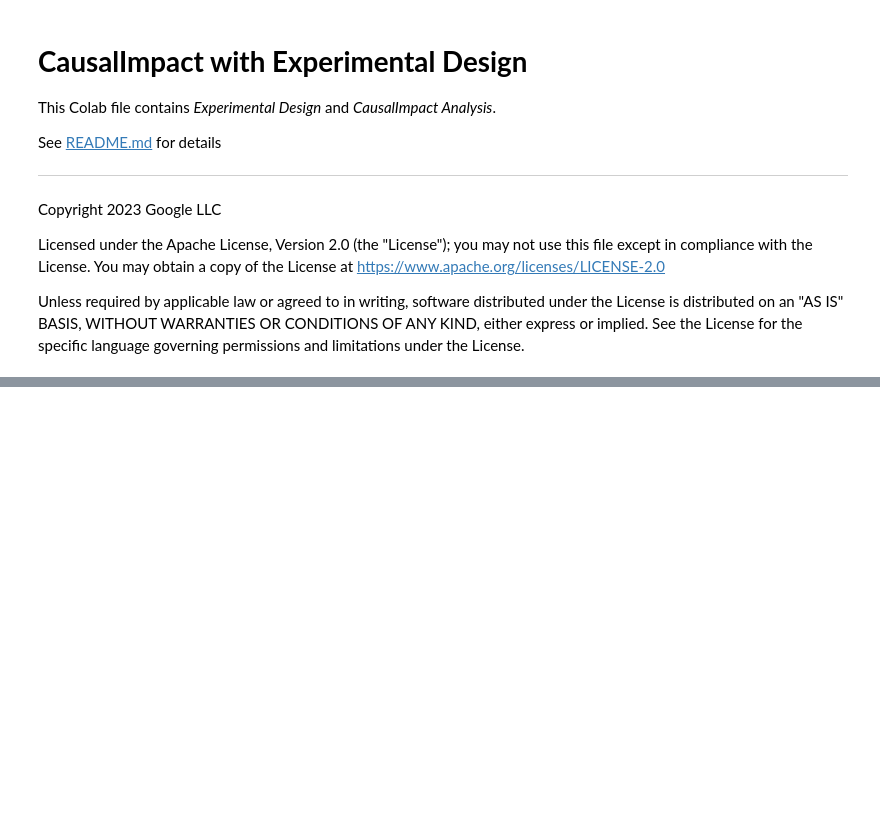
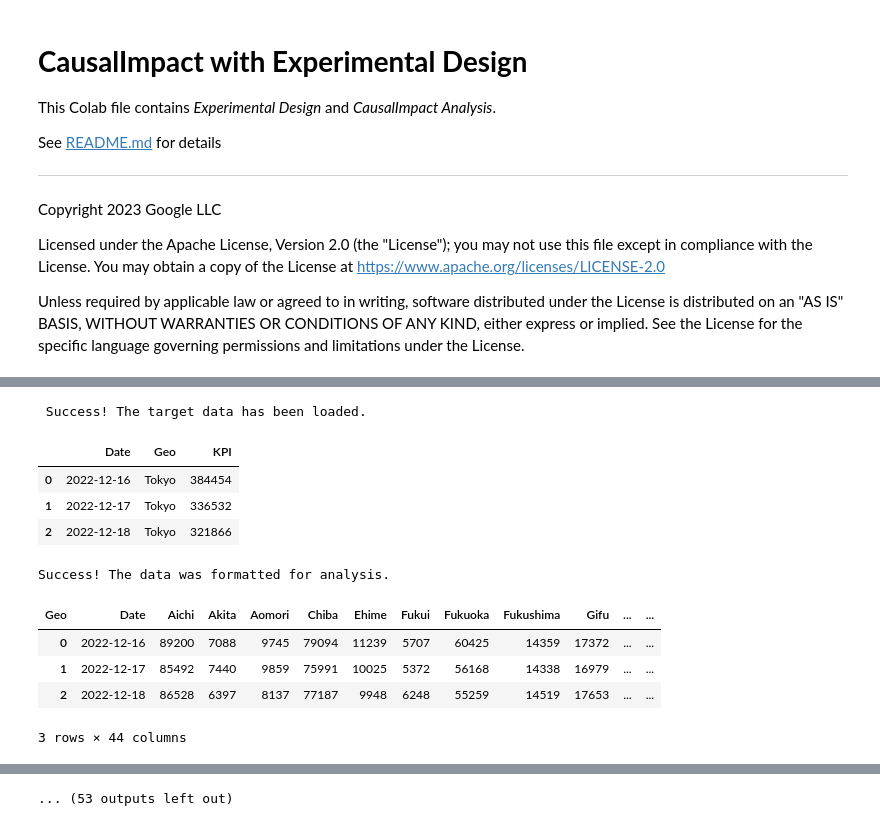
Before and after one commit to google/business_intelligence_group, a Jupyter notebook: solutions/causal-impact/CausalImpact_with_Experimental_Design.ipynb, the cells around one changed output, grey strips where cells are left out. Drawn from its saved outputs; the diff is of its cells as text; code cells hidden in the pictures; blank space fills up the shorter version.

```diff
--- a/solutions/causal-impact/CausalImpact_with_Experimental_Design.ipynb
+++ b/solutions/causal-impact/CausalImpact_with_Experimental_Design.ipynb
@@ -1104,0 +1153,43 @@ design.plot()
+# %%
+# @title Step.2
+case_2.load_data()
+case_2.format_data()
+
+if case_2.purpose_selection.selected_index == 0:
+  case_2.ci_objs = []
+  try:
+    case_2.ci_obj = case_2.create_causalimpact_object(
+        case_2.df_shaped,
+        case_2.date_col.value,
+        case_2.pre_period_start.value,
+        case_2.pre_period_end.value,
+        case_2.post_period_start.value,
+        case_2.post_period_end.value,
+    )
+    case_2.ci_objs.append(case_2.ci_obj)
+    success_text(
+        '\nSuccess! CausalImpact has been performed. Check the results in the'
+        ' next cell.'
+    )
+  except Exception as e:
+    failure_text('\n\nFailure!!')
+    print('Error: {}'.format(e))
+    print('Please check the following:')
+    print('* Duration of experiment (pre and post).')
+    failure_text('▲▲▲▲▲▲\n\n')
+    raise Exception('Please check Failure')
+
+elif (
+    case_2.purpose_selection.selected_index == 1
+    and case_2.design_type.selected_index == 0
+):
+  case_2.n_part_split()
+  case_2.reconstitute_dataframe()
+
+elif (
+    case_2.purpose_selection.selected_index == 1
+    and case_2.design_type.selected_index == 1
+):
+  case_2.find_similar()
+  case_2.reconstitute_dataframe()
+# %% [output]
@@ -1104,0 +1198,11 @@ design.plot()
+ Success! The target data has been loaded.
+|  | Date | Geo | KPI |
+| 0 | 2022-12-16 | Tokyo | 384454 |
+| 1 | 2022-12-17 | Tokyo | 336532 |
+| 2 | 2022-12-18 | Tokyo | 321866 |
+Success! The data was formatted for analysis.
+| Geo | Date | Aichi | Akita | Aomori | Chiba | Ehime | Fukui | Fukuoka | Fukushima | Gifu | ... | ... |
+| 0 | 2022-12-16 | 89200 | 7088 | 9745 | 79094 | 11239 | 5707 | 60425 | 14359 | 17372 | ... | ... |
+| 1 | 2022-12-17 | 85492 | 7440 | 9859 | 75991 | 10025 | 5372 | 56168 | 14338 | 16979 | ... | ... |
+| 2 | 2022-12-18 | 86528 | 6397 | 8137 | 77187 | 9948 | 6248 | 55259 | 14519 | 17653 | ... | ... |
+3 rows × 44 columns
@@ -1104,0 +1214 @@ design.plot()
+... (53 outputs left out)
```
Also changed, not shown: parts of 11 cells of this notebook.
